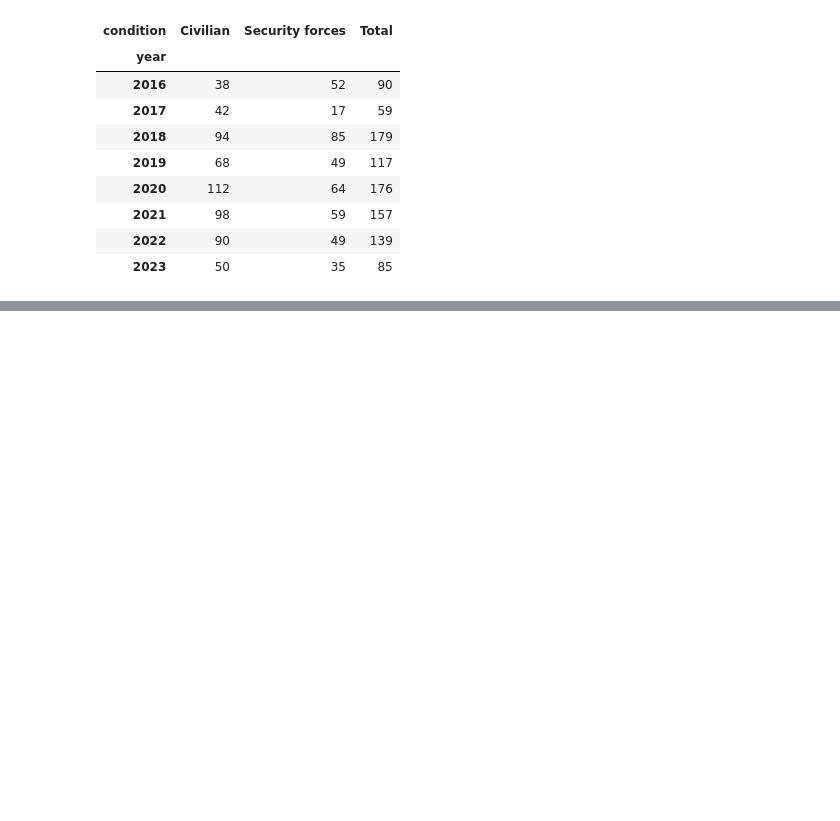
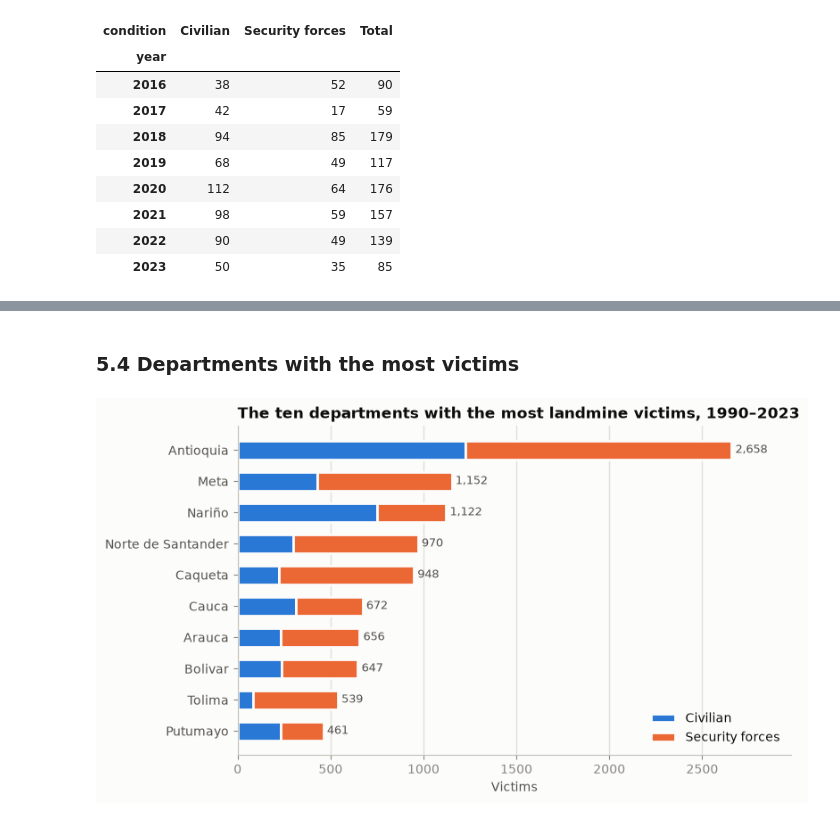
Before and after one commit to travisrcarlson/ai-programming-foundations-project, a Jupyter notebook: data_workflow.ipynb, the cells around one changed output, grey strips where cells are left out. Saved outputs shown, nothing was run; the diff lists cells and outputs as text; code cells hidden in the pictures; blank space fills up the shorter version.

```diff
--- a/data_workflow.ipynb
+++ b/data_workflow.ipynb
@@ -622,0 +710,26 @@ Since 2016:
+# %% [markdown]
+### 5.4 Departments with the most victims
+# %%
+dept = df.groupby(["department", "condition"]).size().unstack(fill_value=0)
+dept["Total"] = dept.sum(axis=1)
+top_dept = dept.sort_values("Total").tail(10)
+
+fig, ax = plt.subplots(figsize=(8, 4.8))
+left = np.zeros(len(top_dept))
+for group in ["Civilian", "Security forces"]:
+    ax.barh(top_dept.index.str.title().str.replace(" De ", " de "), top_dept[group], left=left, height=0.6,
+            color=GROUP_COLOURS[group], label=group, edgecolor=SURFACE, linewidth=2)
+    left += top_dept[group].to_numpy()
+for y, total in enumerate(top_dept["Total"]):
+    ax.text(total + 20, y, f"{total:,}", va="center", color=INK_2, fontsize=9)
+ax.set_title("The ten departments with the most landmine victims, 1990–2023")
+ax.set_xlabel("Victims")
+ax.set_ylabel("")
+ax.set_xlim(0, top_dept["Total"].max() * 1.12)
+ax.grid(axis="y", visible=False)
+ax.tick_params(axis="y", labelcolor=INK_2)
+ax.legend(loc="lower right")
+save_fig(fig, "04_top_departments.png")
+plt.show()
+# %% [output]
+[figure, added]
```
Also changed, not shown: parts of 12 cells of this notebook, 4 other files.
